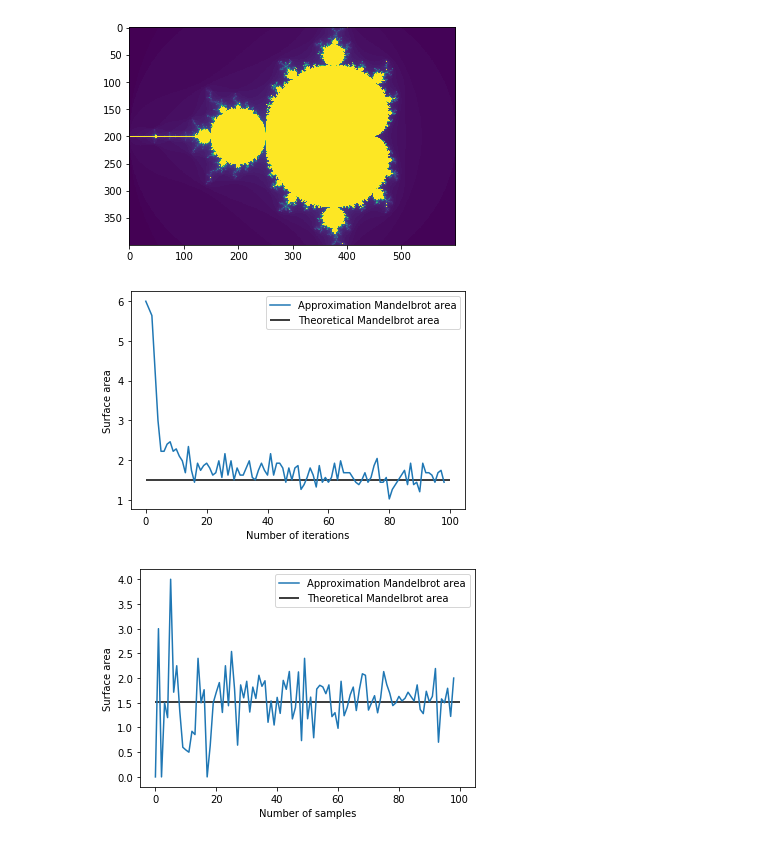
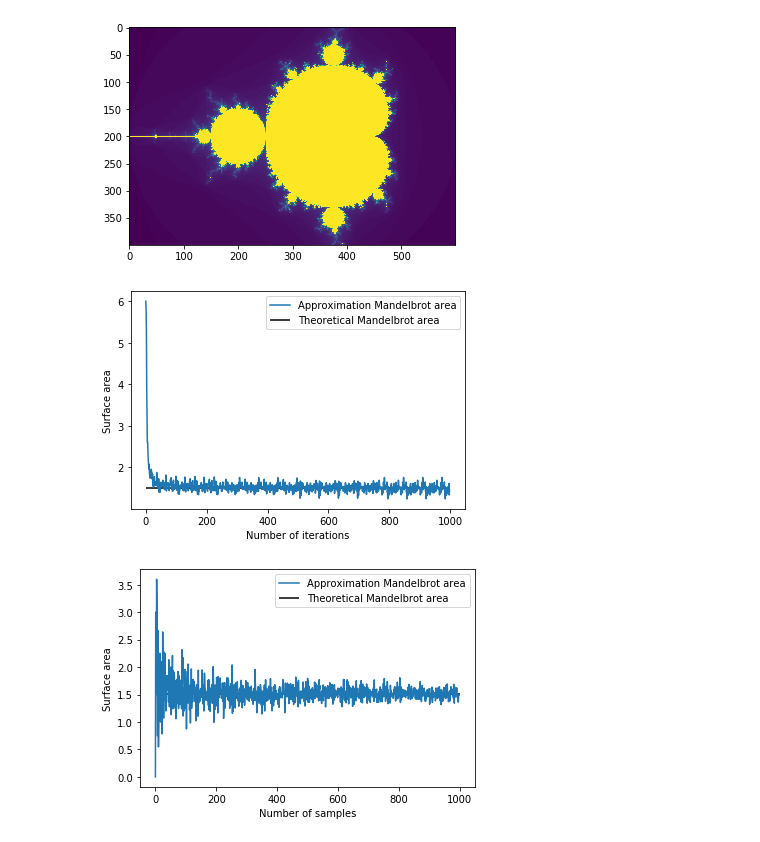
Before and after one commit to jurrew27/stochastic-simulation, a Jupyter notebook: Mandelbrot integration.ipynb, the cells around one changed output. Drawn from its saved outputs; the diff is of its cells as text; code cells hidden in the pictures.

Commit message:
Parallelize integration function

```diff
--- a/Mandelbrot integration.ipynb
+++ b/Mandelbrot integration.ipynb
@@ -32,38 +34,43 @@ plt.imshow(image)
 plt.show()
 # %% [output]
 [figure]
+# %%
+# Take s Monte Carlo samples from the Mandelbrot set
+def monte_carlo_integration(i, s):
+    re = np.random.uniform(RE_START, RE_END, s)
+    im = np.random.uniform(IM_START, IM_END, s)
+    n = np.vectorize(mandelbrot)(re + 1j * im, i)
+    return (n == i).sum() / s * abs(RE_START - RE_END) * abs(IM_START - IM_END)
 # %%
-# Take s Monte Carlo samples from the Mandelbrot set
-def monte_carlo_integration(i, s):
-    re = np.random.uniform(RE_START, RE_END, s)
-    im = np.random.uniform(IM_START, IM_END, s)
-    n = np.vectorize(mandelbrot)(re + 1j * im, i)
-    area = (n == i).sum() / s * abs(RE_START - RE_END) * abs(IM_START - IM_END)
-    return area
+samples = 1000
+areas = []
+iterations = 1000
 
-samples = 100
-areas = []
-iterations = 100
-for i in range(1, iterations):
-    area = monte_carlo_integration(i, samples)
-    areas.append(area)
+pool = mp.Pool(mp.cpu_count())
+
+areas = list(pool.starmap(monte_carlo_integration, zip(range(1, iterations), [samples]*(iterations-1))))
+# for i in range(1, iterations):
+#     area = monte_carlo_integration(i, samples)
+#     areas.append(area)
 plt.plot(areas, label = "Approximation Mandelbrot area")
 plt.hlines(1.506484, 0, iterations, label = "Theoretical Mandelbrot area")
 plt.xlabel("Number of iterations")
 plt.ylabel("Surface area")
 plt.legend()
 plt.show()
 
-areas = []
-for s in range(1, samples):
-    area = monte_carlo_integration(iterations, s)
-    areas.append(area)
+areas = list(pool.starmap(monte_carlo_integration, zip([iterations]*(samples-1), range(1, samples))))
+# for s in range(1, samples):
+#     area = monte_carlo_integration(iterations, s)
+#     areas.append(area)
 plt.plot(areas, label = "Approximation Mandelbrot area")
 plt.hlines(1.506484, 0, samples, label = "Theoretical Mandelbrot area")
 plt.xlabel("Number of samples")
 plt.ylabel("Surface area")
 plt.legend()
 plt.show()
+
+pool.close()
 # %% [output]
-[figure, old version]
+[figure, new version]
-[figure, old version]
+[figure, new version]
```
Also changed, not shown: parts of 1 cell of this notebook.
